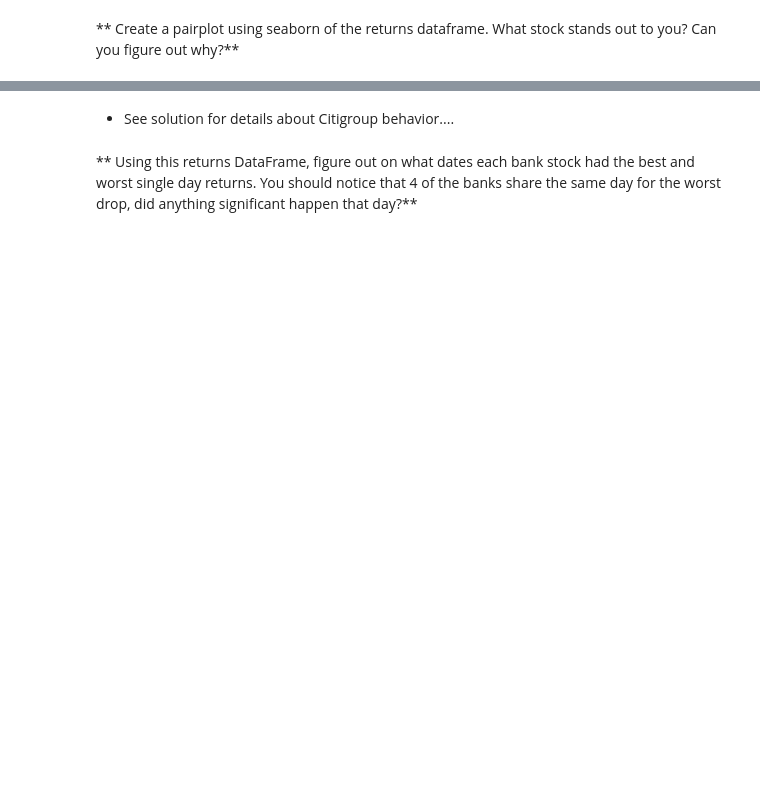
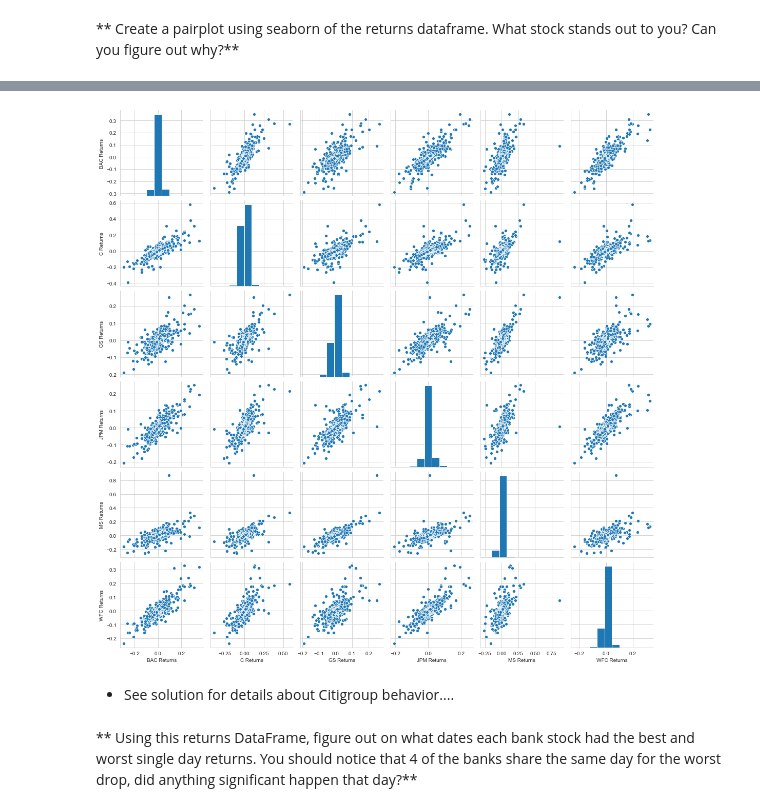
Before and after one commit to kamelCased/learningDataScience, a Jupyter notebook: Finance Project.ipynb, the cells around one changed output, grey strips where cells are left out. Drawn from its saved outputs; the diff is of its cells as text; code cells hidden in the pictures; blank space fills up the shorter version.

Commit message:
Worked on Finance Project until stock price correlation heatmaps

```diff
--- a/Finance Project.ipynb
+++ b/Finance Project.ipynb
@@ -199,5 +199,7 @@ dtype: float64
 ** Create a new empty DataFrame called returns. This dataframe will contain the returns for each bank's stock. returns are typically defined by:**
 
 $$r_t = \frac{p_t - p_{t-1}}{p_{t-1}} = \frac{p_t}{p_{t-1}} - 1$$
+# %%
+returns = pd.DataFrame()
 # %% [markdown]
 ** We can use pandas pct_change() method on the Close column to create a column representing this return value. Create a for loop that goes and for each Bank Stock Ticker creates this returns column and set's it as a column in the returns DataFrame.**
@@ -212,0 +206,4 @@ $$r_t = \frac{p_t - p_{t-1}}{p_{t-1}} = \frac{p_t}{p_{t-1}} - 1$$
+# %%
+for ticker in tickers:
+    returns[ticker + ' Returns'] = bank_stocks[ticker,'Close'].pct_change()
+returns.head()
@@ -219,3 +220,9 @@ $$r_t = \frac{p_t - p_{t-1}}{p_{t-1}} = \frac{p_t}{p_{t-1}} - 1$$
+# %%
+import seaborn as sns
+sns.set_style(style='whitegrid')
+g = sns.pairplot(returns[1:])
+# %% [output]
+[figure, added]
 # %% [markdown]
 * See solution for details about Citigroup behavior....
 # %% [markdown]
```
Also changed, not shown: parts of 30 cells of this notebook.
